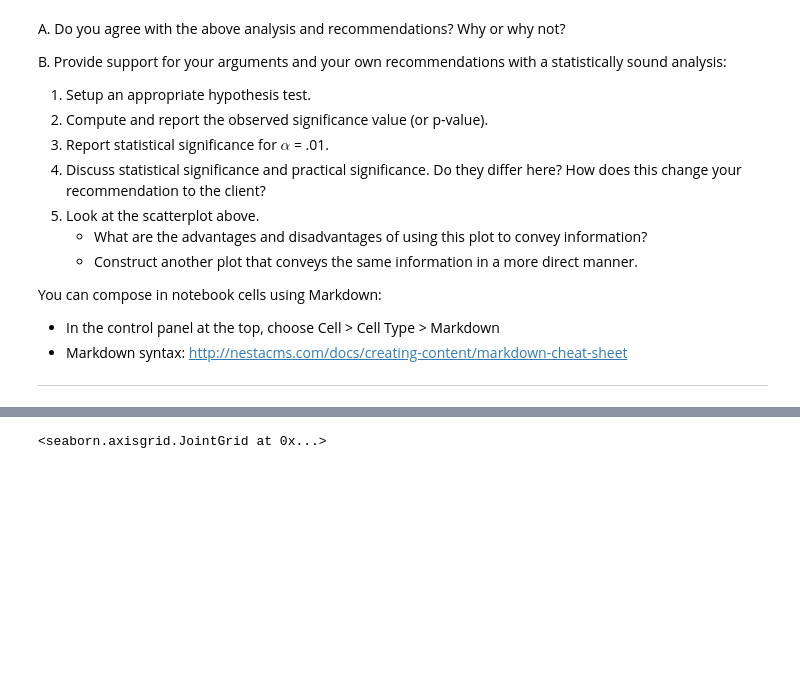
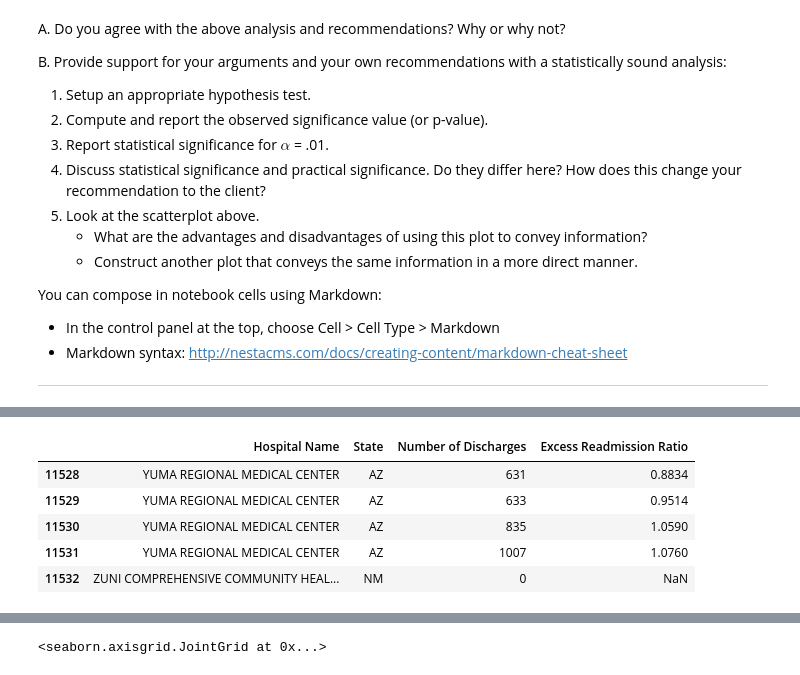
Before and after one commit to yaqiongz/Springb, a Jupyter notebook: hospital_readmit/hospital_study.ipynb, the cells around one changed output, grey strips where cells are left out. Saved outputs shown, nothing was run; the diff lists cells and outputs as text; code cells hidden in the pictures; blank space fills up the shorter version.

```diff
--- a/hospital_readmit/hospital_study.ipynb
+++ b/hospital_readmit/hospital_study.ipynb
@@ -262,0 +145,9 @@ plt.rcParams['figure.figsize']={20,6}
+# %%
+df_group.tail()
+# %% [output]
+|  | Hospital Name | State | Number of Discharges | Excess Readmission Ratio |
+| 11528 | YUMA REGIONAL MEDICAL CENTER | AZ | 631 | 0.8834 |
+| 11529 | YUMA REGIONAL MEDICAL CENTER | AZ | 633 | 0.9514 |
+| 11530 | YUMA REGIONAL MEDICAL CENTER | AZ | 835 | 1.0590 |
+| 11531 | YUMA REGIONAL MEDICAL CENTER | AZ | 1007 | 1.0760 |
+| 11532 | ZUNI COMPREHENSIVE COMMUNITY HEAL... | NM | 0 | NaN |
```
Also changed, not shown: parts of 49 cells of this notebook.
